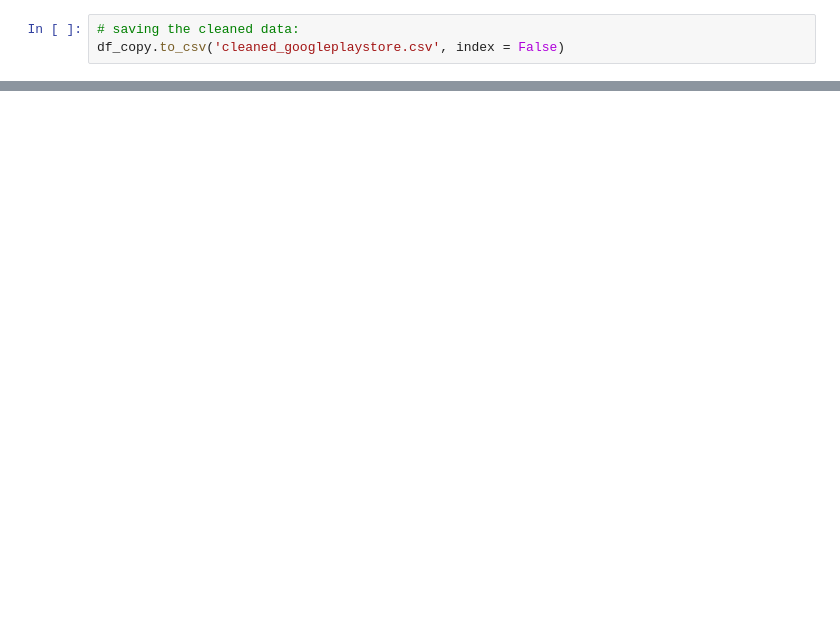
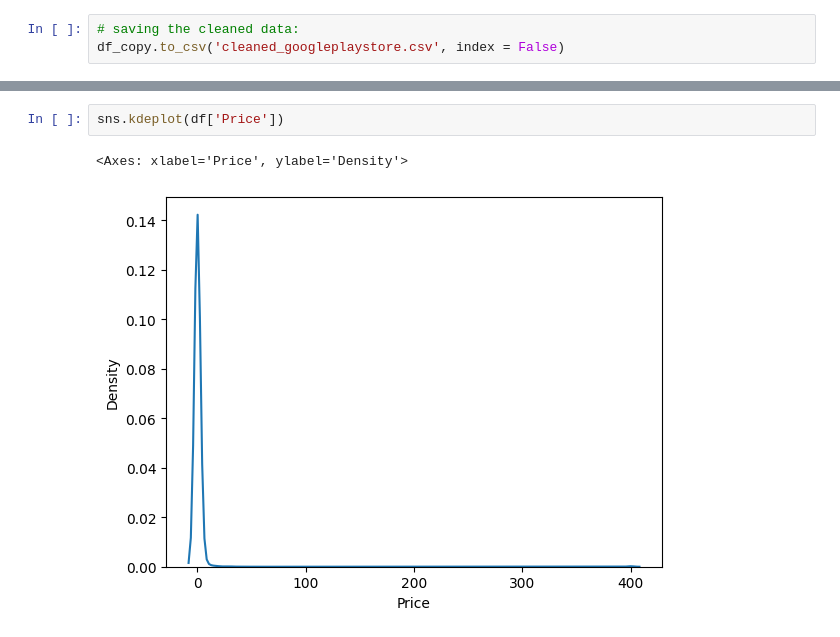
Before and after one commit to omkarpawar1430/Exploratory-Data-Analysis, a Jupyter notebook: Fundamental Concepts In EDA/EDA_Part_1.ipynb, the cells around one changed output, grey strips where cells are left out. Cells and saved outputs as stored; diff of their text form; blank space fills up the shorter version.

```diff
--- a/Fundamental Concepts In EDA/EDA_Part_1.ipynb
+++ b/Fundamental Concepts In EDA/EDA_Part_1.ipynb
@@ -554,0 +740,5 @@ df_copy.to_csv('cleaned_googleplaystore.csv', index = False)
+# %%
+sns.kdeplot(df['Price'])
+# %% [output]
+<Axes: xlabel='Price', ylabel='Density'>
+[figure, added]
```
Also changed, not shown: parts of 68 cells of this notebook.
